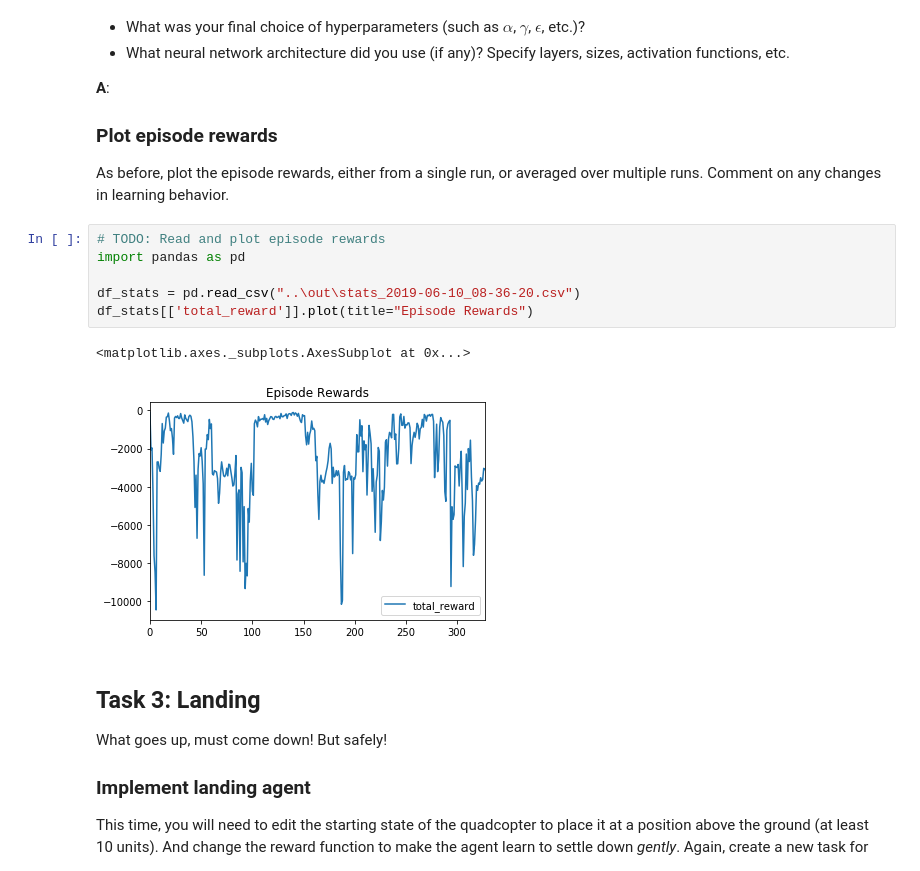
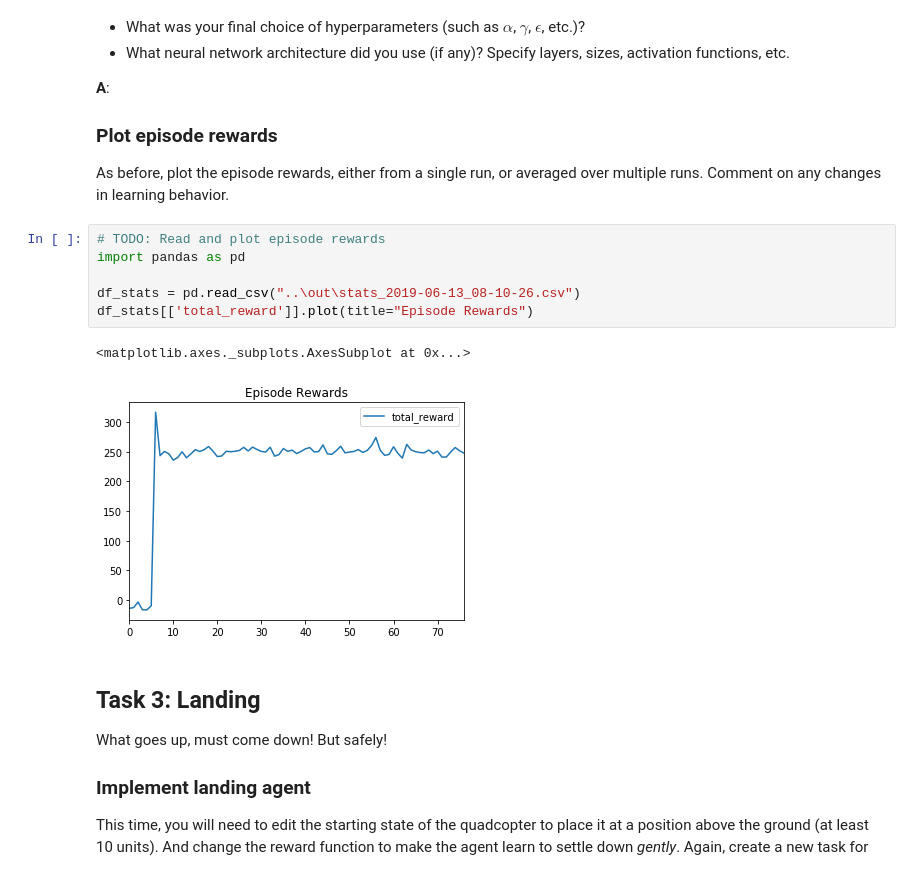
Before and after one commit to stayyule/RL-Quadcopter, a Jupyter notebook: quad_controller_rl/notebooks/RL-Quadcopter.ipynb, the cells around one changed output. Drawn from its saved outputs; the diff is of its cells as text.

```diff
--- a/quad_controller_rl/notebooks/RL-Quadcopter.ipynb
+++ b/quad_controller_rl/notebooks/RL-Quadcopter.ipynb
@@ -200,12 +200,12 @@ As before, plot the episode rewards, either from a single run, or averaged over
 # %%
 # TODO: Read and plot episode rewards
 import pandas as pd
 
-df_stats = pd.read_csv("..\out\stats_2019-06-10_08-36-20.csv")
+df_stats = pd.read_csv("..\out\stats_2019-06-13_08-10-26.csv")
 df_stats[['total_reward']].plot(title="Episode Rewards")
 # %% [output]
 <matplotlib.axes._subplots.AxesSubplot at 0x...>
-[figure, old version]
+[figure, new version]
 # %% [markdown]
 ## Task 3: Landing
 
```
Also changed, not shown: 1 other file.
